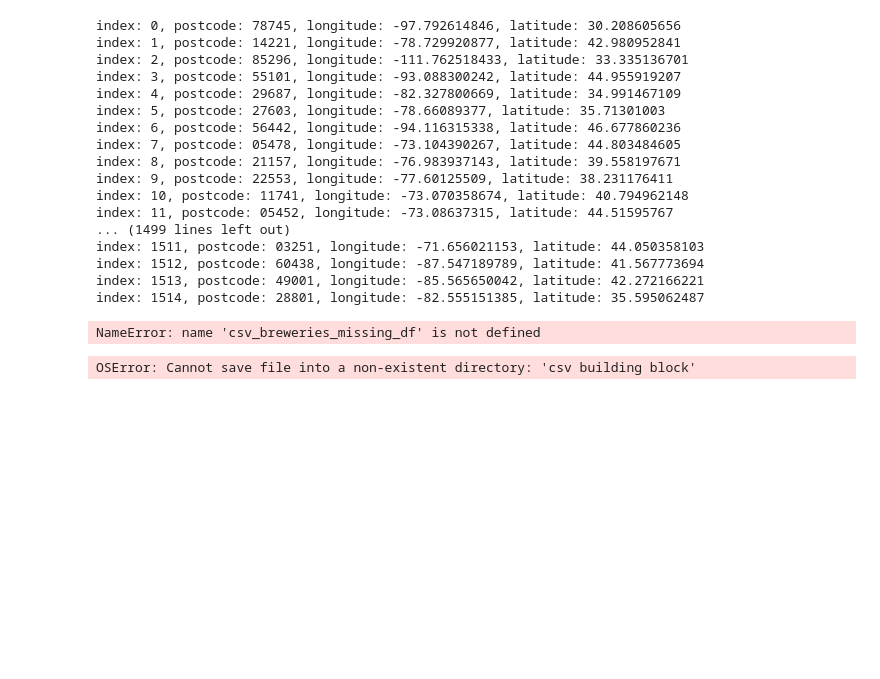
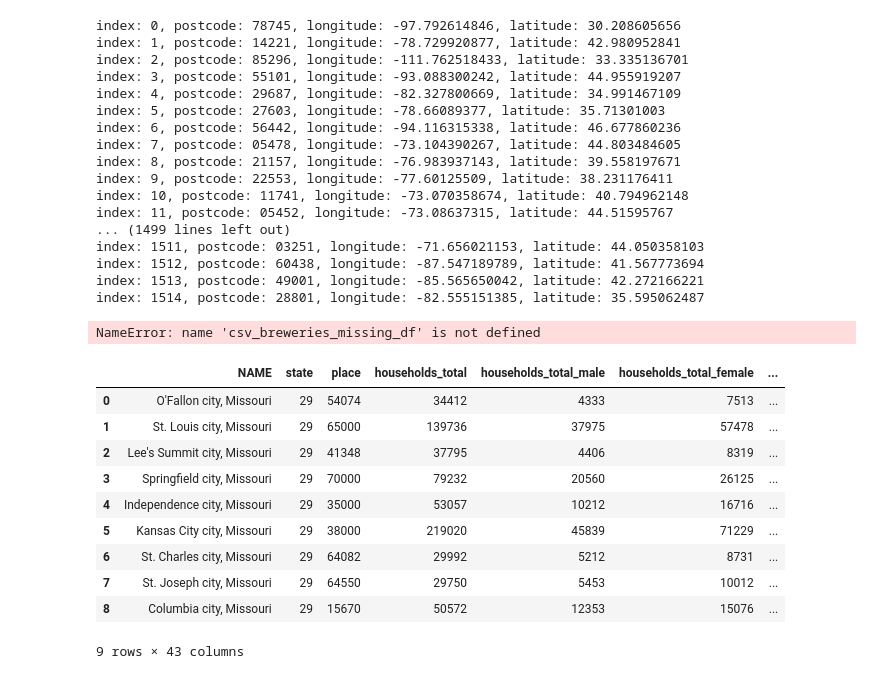
Before and after one commit to rpatel9877/project1, a Jupyter notebook: stoutistics_brew.ipynb, the cells around one changed output. Saved outputs shown, nothing was run; the diff lists cells and outputs as text; code cells hidden in the pictures; blank space fills up the shorter version.

Commit message:
renamed columns

```diff
--- a/stoutistics_brew.ipynb
+++ b/stoutistics_brew.ipynb
@@ -257,35 +257,84 @@ for x in census_data:
     result = pd.concat([merged_df, new_df], axis=1)
 
 # Drop duplicate columns
 df2 = result.T.drop_duplicates().T
 
 # Drop 1st row
 header_row = df2.iloc[0]
 final_census_df = pd.DataFrame(df2.values[1:], columns=header_row)
 
 #census_data
 #new_df = pd.DataFrame(x, columns = ['City',x[0][1], 'State ID', 'City ID'])
 census_data
 #final_census_df
 d_data = census_data[0]
 
 
 #cols_1 = 'DP05_0022PE'###
 cols = d_data[0] # list(zip(row for row in d_data[1:]))
 rows = [dict(zip(cols, row)) for row in d_data[1:]]
 rows
 df = pd.DataFrame(rows)
 df = df[['NAME','state','place',cols[1]]]
 census_data
 for d in census_data:
 
     df[d[0][1]] = [row[1] for row in d[1:]]
 
 df.to_csv("csv building blocks/census_codes.csv", index=False)
 
-df.rename(columns={"A": "a", "B": "c"})
+df.rename(columns={'DP02_0001E':'households_total',
+'DP02_0006E':'households_total_male',
+'DP02_0010E':'households_total_female',
+'DP02_0025E':'marital_status__male_15_over',
+'DP02_0025PE':'marital_status__male_15_over_percent',
+'DP02_0031E':'marital_status__female_15_over',
+'DP02_0031PE':'marital_status__female_15_over_percent',
+'DP02_0067E':'edu_high_school_over',
+'DP02_0067PE':'edu_high_school_over',
+'DP02_0068E':'edu_bach_degree_over',
+'DP02_0068PE':'edu_bach_degree_over_percent',
+'DP03_0001PE':'employment_status_percent',
+'DP03_0001E':'employment_status',
+'DP03_0051E':'income_household',
+'DP03_0062E':'income_household_median',
+'DP03_0063E':'income_household_mean',
+'DP03_0075E':'income_family',
+'DP03_0086E':'income_family_median',
+'DP03_0087E':'income_family_mean',
+'DP03_0088E':'income_per_capita',
+'DP03_0089E':'income_nonfamily',
+'DP03_0090E':'income_nonfamily_median',
+'DP03_0091E':'income_nonfamily_mean',
+'DP03_0119E':'income_below_poverty_family',
+'DP03_0119PE':'income_below_poverty_percent_family',
+'DP03_0128E':'income_below_poverty',
+'DP03_0128PE':'income_below_poverty_percent',
+'DP04_0001E':'housing_occupancy',
+'DP04_0001PE':'housing_occupancy_percent',
+'DP04_0006E':'housing_in_structure',
+'DP04_0006PE':'housing_in_structure_percent',
+'DP05_0001E':'population_total',
+'DP05_0022E':'population_over_21',
+'DP05_0022PE':'population_over_21_percent',
+'DP05_0008E':'population_15_to_19',
+'DP05_0008PE':'population_15_to_19_percent',
+'DP05_0026E':'population_male_over_18',
+'DP05_0026PE':'population_male_over_18_percent',
+'DP05_0027E':'population_female_over_18',
+'DP05_0027PE':'population_female_over_18_percent'})
 # %% [output]
+|  | NAME | state | place | households_total | households_total_male | households_total_female | ... |
+| 0 | O'Fallon city, Missouri | 29 | 54074 | 34412 | 4333 | 7513 | ... |
+| 1 | St. Louis city, Missouri | 29 | 65000 | 139736 | 37975 | 57478 | ... |
+| 2 | Lee's Summit city, Missouri | 29 | 41348 | 37795 | 4406 | 8319 | ... |
+| 3 | Springfield city, Missouri | 29 | 70000 | 79232 | 20560 | 26125 | ... |
+| 4 | Independence city, Missouri | 29 | 35000 | 53057 | 10212 | 16716 | ... |
+| 5 | Kansas City city, Missouri | 29 | 38000 | 219020 | 45839 | 71229 | ... |
+| 6 | St. Charles city, Missouri | 29 | 64082 | 29992 | 5212 | 8731 | ... |
+| 7 | St. Joseph city, Missouri | 29 | 64550 | 29750 | 5453 | 10012 | ... |
+| 8 | Columbia city, Missouri | 29 | 15670 | 50572 | 12353 | 15076 | ... |
-OSError: Cannot save file into a non-existent directory: 'csv building block'
+9 rows × 43 columns
 # %%
 #merge back missing info into the original breweries csv:
 #you might need to first drop the longitude and latitude empty rows from the original dataframe clean_breweries_df and then add
```
Also changed, not shown: 1 other file.
